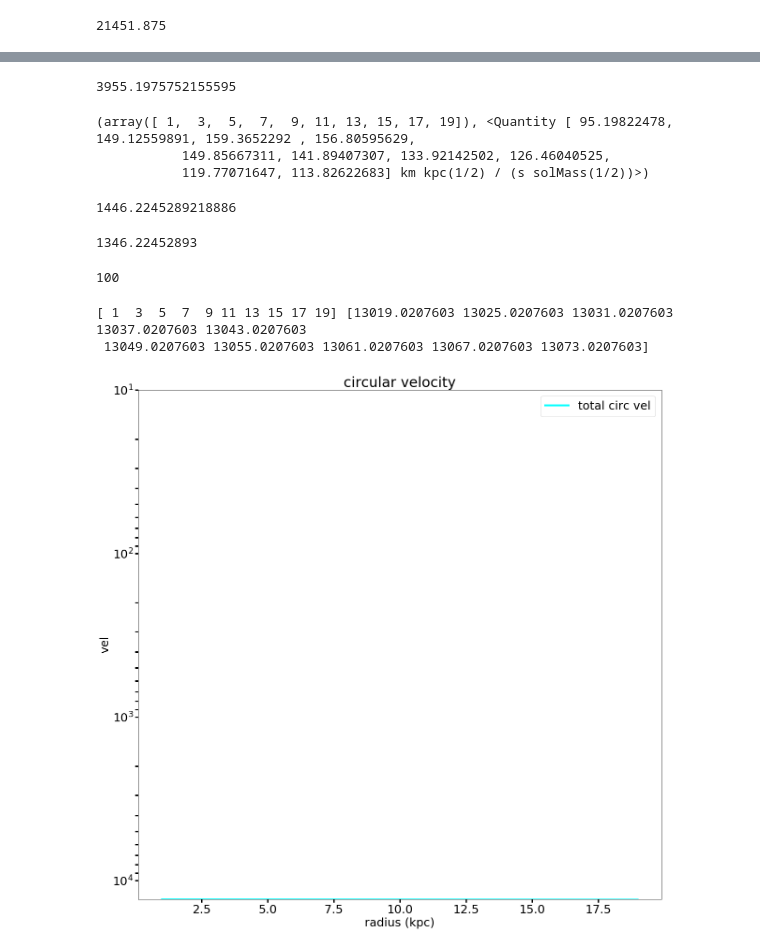
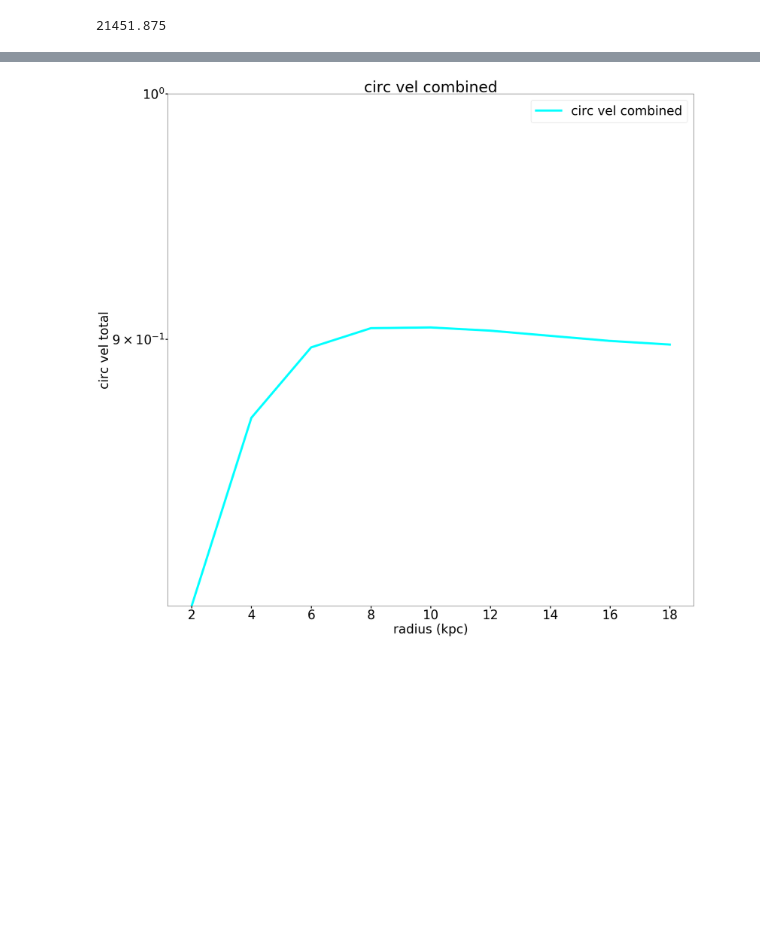
Before and after one commit to Ximena89/and_yet_it_moves, a Jupyter notebook: codigo/vel_mass_profiles.ipynb, the cells around one changed output, grey strips where cells are left out. Cells and saved outputs as stored; diff of their text form; code cells hidden in the pictures; blank space fills up the shorter version.

Commit message:
combined circular velocity plot

```diff
--- a/codigo/vel_mass_profiles.ipynb
+++ b/codigo/vel_mass_profiles.ipynb
@@ -167,17 +167,6 @@ class CenterOfMass:
        #plot the combined circ_vel. We need the total mass of the bulge, disk, dm
        #make the last plot prettier
         #read through astropy.units, find tutorials
-
-    def comb_circ_vel(self, maxradius, interval=2):
-
-         r = np.arange(1, maxradius, interval)
-        #this is in kpc
-
-        m = [self.total_mass_inr(i) for i in r]
-        #this in solar mass
-
-
-        return np.sqrt(self.grav*m / r)
 # %%
 u.kpc.to(u.pc)
 #conversion astropy units
@@ -277,6 +256,9 @@ print("MW Disk Mass:", MW_Diskmass)
 MW Disk Mass: 57883701324.46289
 # %%
 #object of the class, calling a function within the propertie of the class
-m, r = MWCOM.mass_profile(20)
-mb, rb = MWCOM_BULGE.mass_profile(20)
-mdm, rdm = MWCOM_HALO.mass_profile(20)
+#changing from list to arrays to add them up
+m, r = np.array(MWCOM.mass_profile(20))
+mb, rb = np.array(MWCOM_BULGE.mass_profile(20))
+mdm, rmd = np.array(MWCOM_HALO.mass_profile(20))
+
+total_mass = (m + mb + mdm)
@@ -348,7 +349,7 @@ plt.ylabel('vel')
 plt.xlabel('radius (kpc)')
 plt.ylim(0, 340)
 plt.legend()
-plt.rcParams.update({'font.size': 20})
+plt.rcParams.update({'font.size': 30})
 plt.tick_params(which = 'both', width = 3)
 plt.tick_params(which = 'both', length = 7)
 # %% [output]
@@ -385,47 +377,21 @@ array([4339.67358677, 4341.67358677, 4343.67358677, 4345.67358677,
-# %%
-np.sum(MWCOM.circ_vel(20)) + np.sum(MWCOM_BULGE.circ_vel(20)) + np.sum(MWCOM_HALO.circ_vel(20))
-# %% [output]
-3955.1975752155595
-# %%
-cir_vel = MWCOM.circ_vel(20)
-print(cir_vel)
-#returns r , v
-# %% [output]
-(array([ 1,  3,  5,  7,  9, 11, 13, 15, 17, 19]), <Quantity [ 95.19822478, 149.12559891, 159.3652292 , 156.80595629,
-           149.85667311, 141.89407307, 133.92142502, 126.46040525,
-           119.77071647, 113.82622683] km kpc(1/2) / (s solMass(1/2))>)
-# %%
-np.sum(MWCOM.circ_vel(20))
-# %% [output]
-1446.2245289218886
-# %%
-#missing 100
-95.19822478+ 149.12559891+ 159.3652292+ 156.80595629+149.85667311+141.89407307+ 133.92142502+126.46040525+119.77071647+ 113.82622683
-# %% [output]
-1346.22452893
-# %%
-1+3+5+7+9+11+13+15+17+19 #so this adds r + v
-# %% [output]
-100
-# %%
-rc = np.arange(1, 20, 2)
-vc = np.sum(MWCOM.comb_circ_vel(20)) + np.sum(MWCOM_BULGE.comb_circ_vel(20)) + np.sum(MWCOM_HALO.comb_circ_vel(20))
-#testing adding the three types of particles
-print(r,vc)
-# %% [output]
-[ 1  3  5  7  9 11 13 15 17 19] [13019.0207603 13025.0207603 13031.0207603 13037.0207603 13043.0207603
- 13049.0207603 13055.0207603 13061.0207603 13067.0207603 13073.0207603]
+# %%
+#m, r = np.array(MWCOM.mass_profile(20))
+#mb, rb = np.array(MWCOM_BULGE.mass_profile(20))
+#mdm, rmd = np.array(MWCOM_HALO.mass_profile(20))
+#total_mass = (m + mb + mdm)
+
+tot_circ_vel = np.sqrt((G*total_mass)/r)
 # %%
-fig = plt.figure(figsize=(20,20))
-plt.semilogy(rc, vc, label="total circ vel", lw=4, linestyle='-', color='cyan')
-plt.title('circular velocity')
+fig = plt.figure(figsize=(30,30))
+plt.semilogy(r, tot_circ_vel, label="circ vel combined", lw=7, linestyle='-', color='cyan')
+plt.title('circ vel combined')
 plt.axis()
-plt.ylabel('vel')
+plt.ylabel('circ vel total')
 plt.xlabel('radius (kpc)')
-plt.ylim(0, 10) #can't figure this out
+plt.ylim(0, 1)
 plt.legend()
-plt.rcParams.update({'font.size': 25})
+plt.rcParams.update({'font.size': 40})
 plt.tick_params(which = 'both', width = 3)
 plt.tick_params(which = 'both', length = 7)
 # %% [output]
-[figure, old version]
+[figure, new version]
```
Also changed, not shown: parts of 14 cells of this notebook.
